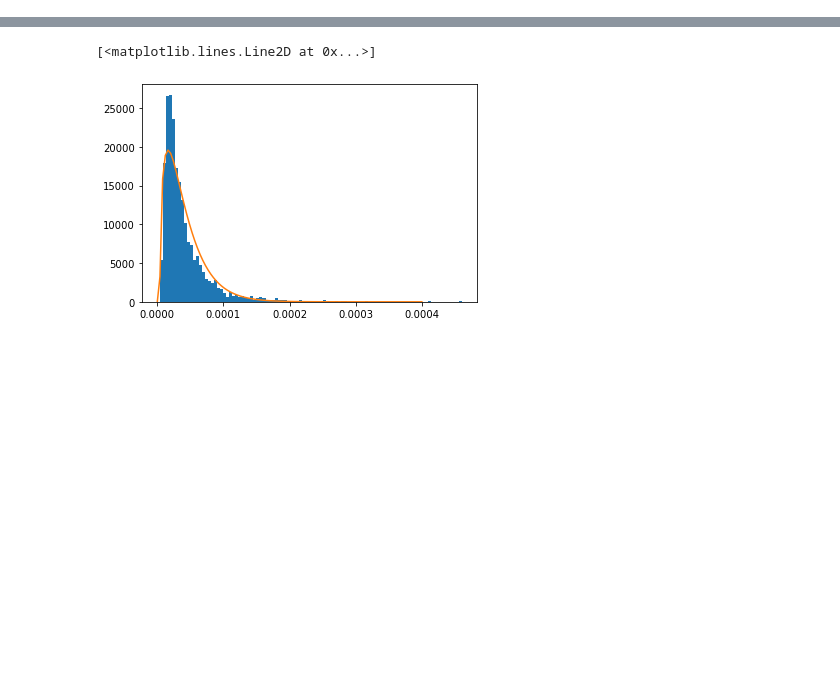
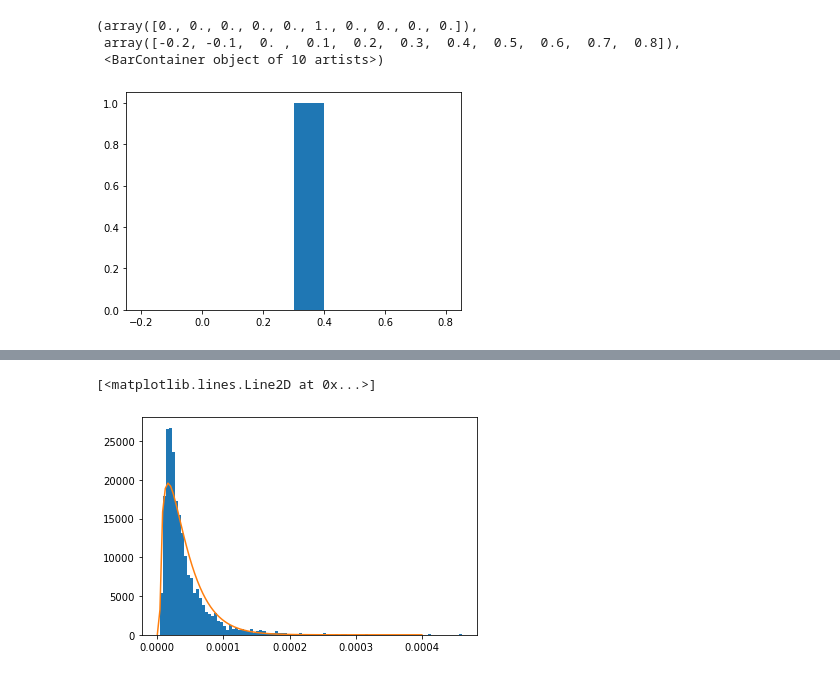
Before and after one commit to ocmob/sig_hsic_independence_test, a Jupyter notebook: notebooks/corr_vs_hsic_results_analysis.ipynb, the cells around one changed output, grey strips where cells are left out. Drawn from its saved outputs; the diff is of its cells as text; code cells hidden in the pictures; blank space fills up the shorter version.

```diff
--- a/notebooks/corr_vs_hsic_results_analysis.ipynb
+++ b/notebooks/corr_vs_hsic_results_analysis.ipynb
@@ -39,5 +34,0 @@ import pickle
-# %%
-with open('./cov_results.pickle', 'rb') as f:
-    cov_results = pickle.load(f)
-with open('./hsic_results.pickle', 'rb') as f:
-    hsic_results = pickle.load(f)
@@ -75,0 +35,17 @@ for cov in hsic_results.keys():
+# %%
+LOAD = [
+    #'corr_vs_hsic_comparison_BIG_RESULTS_2022-02-16_21.51.24.859309.pickle',
+    #'corr_vs_hsic_comparison_BIG_RESULTS_2022-02-19_10.48.21.683491.pickle',
+    #'corr_vs_hsic_comparison_BIG_RESULTS_2022-02-19_11.08.53.564837.pickle',
+    #'corr_vs_hsic_comparison_BIG_RESULTS_2022-02-19_14.59.01.649995.pickle',
+    #'corr_vs_hsic_comparison_BIG_RESULTS_2022-02-19_16.43.50.764135.pickle',
+    'corr_vs_hsic_comparison_BIG_RESULTS_2022-02-19_18.27.14.165223.pickle', #latest
+    #'corr_vs_hsic_comparison_BIG_RESULTS_2022-02-20_03.50.16.202384.pickle',
+    'corr_vs_hsic_comparison_BIG_RESULTS_2022-02-20_22.29.01.352728.pickle'
+]
+# %%
+results = []
+
+for path in LOAD:
+    with open(path, 'rb') as f:
+        results.append(pickle.load(f))
@@ -76 +154,8 @@ for cov in hsic_results.keys():
+# %%
+plt.hist(results[0][0]['TEST DISTS'])
+# %% [output]
+(array([0., 0., 0., 0., 0., 1., 0., 0., 0., 0.]),
+ array([-0.2, -0.1,  0. ,  0.1,  0.2,  0.3,  0.4,  0.5,  0.6,  0.7,  0.8]),
+ <BarContainer object of 10 artists>)
+[figure, added]
 # %%
```
Also changed, not shown: parts of 22 cells of this notebook, 31 other files.
